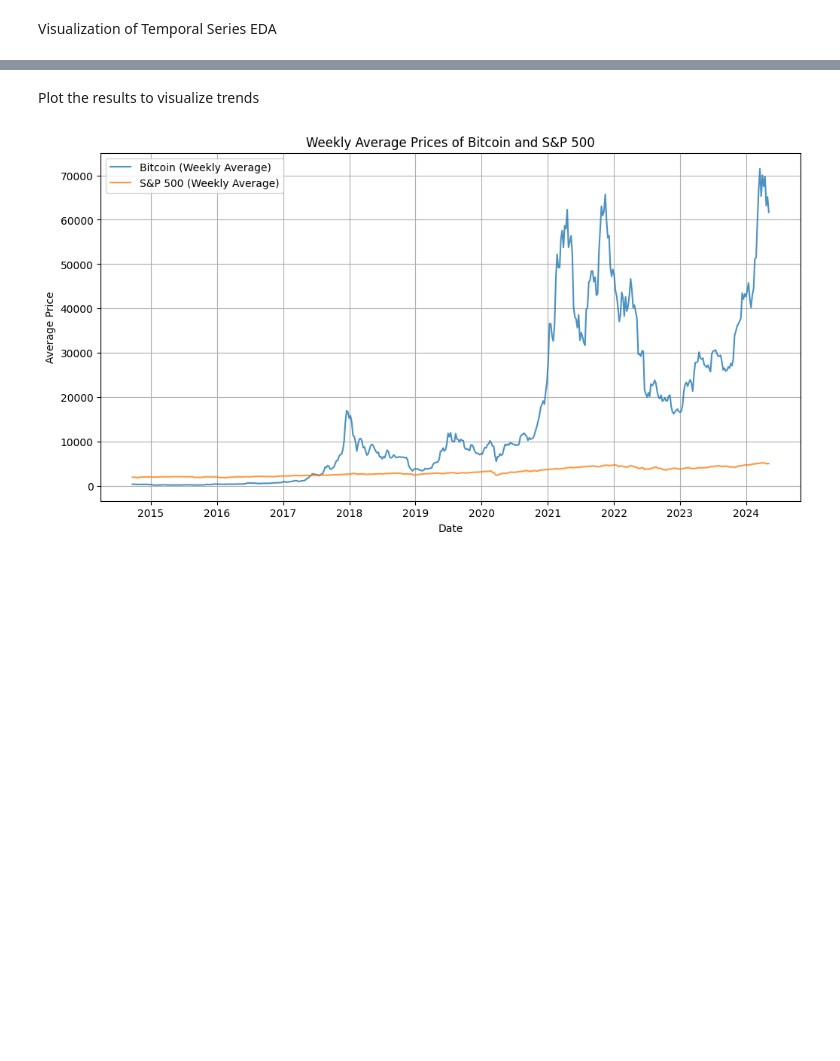
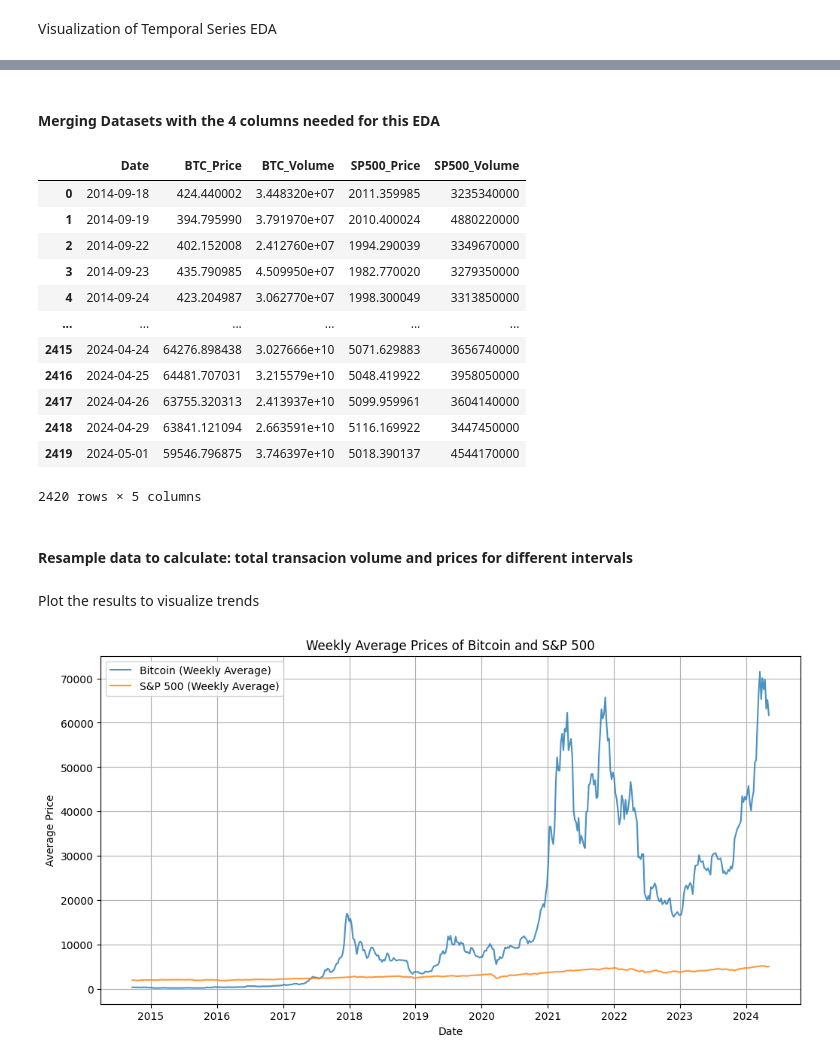
Before and after one commit to AngelDHackerman/BTC-ETH_Data_Analysis, a Jupyter notebook: 4_Temporal_Analysis.ipynb, the cells around one changed output, grey strips where cells are left out. Drawn from its saved outputs; the diff is of its cells as text; code cells hidden in the pictures; blank space fills up the shorter version.

```diff
--- a/4_Temporal_Analysis.ipynb
+++ b/4_Temporal_Analysis.ipynb
@@ -37,5 +32,33 @@ merged_data = pd.merge(btc_data[['Date', 'BTC_Price']], sp500_data[['Date', 'SP5
+# %% [markdown]
+#### Merging Datasets with the 4 columns needed for this EDA
+# %%
+# Select the relevant columns for each dataset
+btc_selected = btc_data[['Date', 'BTC_Price', 'BTC_Volume']]
+sp500_selected = sp500_data[['Date', 'SP500_Price', 'SP500_Volume']]
+
+# Merge both datasets using the column 'Date'
+merged_data = pd.merge(btc_selected, sp500_selected, on='Date')
+
+merged_data.to_csv('./Data/btc_sp500_price_volume_merged.csv')
+merged_data
+# %% [output]
+|  | Date | BTC_Price | BTC_Volume | SP500_Price | SP500_Volume |
+| 0 | 2014-09-18 | 424.440002 | 3.448320e+07 | 2011.359985 | 3235340000 |
+| 1 | 2014-09-19 | 394.795990 | 3.791970e+07 | 2010.400024 | 4880220000 |
+| 2 | 2014-09-22 | 402.152008 | 2.412760e+07 | 1994.290039 | 3349670000 |
+| 3 | 2014-09-23 | 435.790985 | 4.509950e+07 | 1982.770020 | 3279350000 |
+| 4 | 2014-09-24 | 423.204987 | 3.062770e+07 | 1998.300049 | 3313850000 |
+| ... | ... | ... | ... | ... | ... |
+| 2415 | 2024-04-24 | 64276.898438 | 3.027666e+10 | 5071.629883 | 3656740000 |
+| 2416 | 2024-04-25 | 64481.707031 | 3.215579e+10 | 5048.419922 | 3958050000 |
+| 2417 | 2024-04-26 | 63755.320313 | 2.413937e+10 | 5099.959961 | 3604140000 |
+| 2418 | 2024-04-29 | 63841.121094 | 2.663591e+10 | 5116.169922 | 3447450000 |
+| 2419 | 2024-05-01 | 59546.796875 | 3.746397e+10 | 5018.390137 | 4544170000 |
+2420 rows × 5 columns
 # %%
 # Set the 'Date' column as the index for easier resampling
 merged_data.set_index('Date', inplace=True)
+# %% [markdown]
+#### Resample data to calculate: total transacion volume and prices for different intervals
 # %%
 # Resample the data to calculate mean prices for different intevals
```
Also changed, not shown: parts of 9 cells of this notebook.
